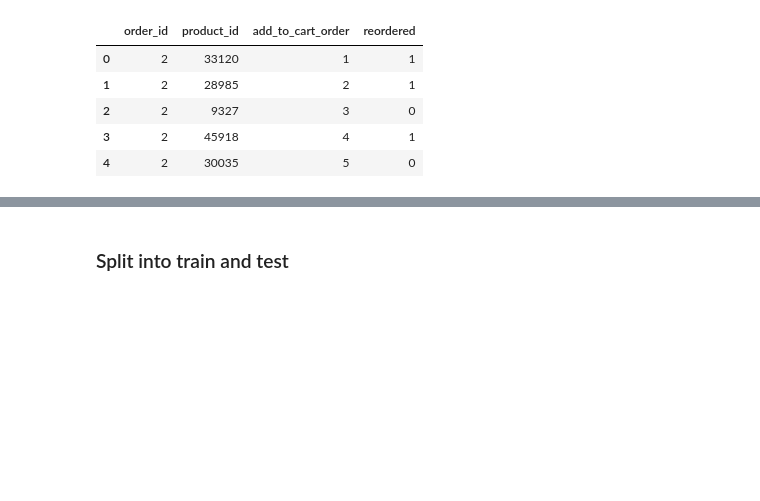
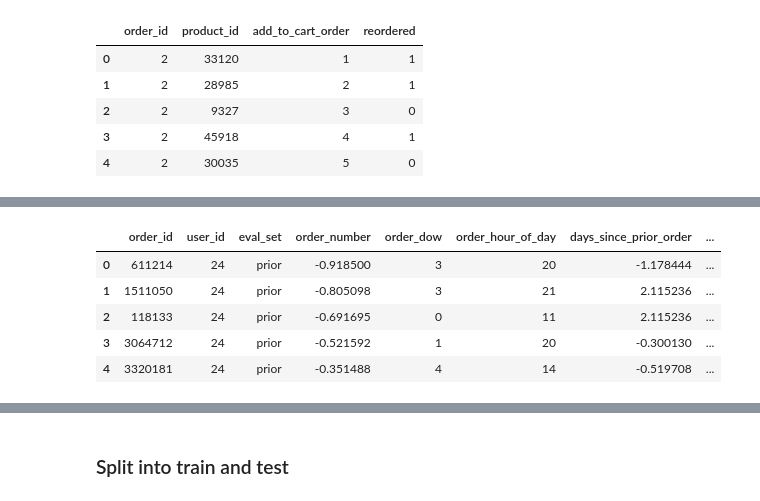
Before and after one commit to datafeelings/cuny_master_thesis, a Jupyter notebook: keras_classification_reorder.ipynb, the cells around one changed output, grey strips where cells are left out. Cells and saved outputs as stored; diff of their text form; code cells hidden in the pictures; blank space fills up the shorter version.

```diff
--- a/keras_classification_reorder.ipynb
+++ b/keras_classification_reorder.ipynb
@@ -114,3 +137,12 @@ data_samp["new_department_id"] = data_samp["department_id"].apply(lambda x: dept
+# %%
+data_samp.head()
+# %% [output]
+|  | order_id | user_id | eval_set | order_number | order_dow | order_hour_of_day | days_since_prior_order | ... |
+| 0 | 611214 | 24 | prior | -0.918500 | 3 | 20 | -1.178444 | ... |
+| 1 | 1511050 | 24 | prior | -0.805098 | 3 | 21 | 2.115236 | ... |
+| 2 | 118133 | 24 | prior | -0.691695 | 0 | 11 | 2.115236 | ... |
+| 3 | 3064712 | 24 | prior | -0.521592 | 1 | 20 | -0.300130 | ... |
+| 4 | 3320181 | 24 | prior | -0.351488 | 4 | 14 | -0.519708 | ... |
 # %%
 print("Unique users: {}, products: {}, aisles: {}, departments: {}"
       .format(user_vocab_size, product_vocab_size,aisle_vocab_size,dept_vocab_size))
```
Also changed, not shown: parts of 24 cells of this notebook, 2 other files.
